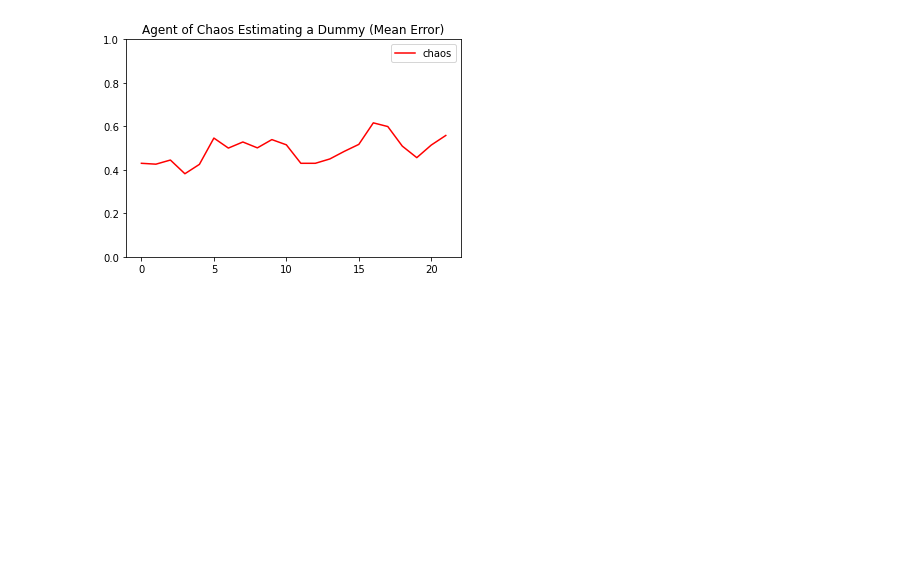
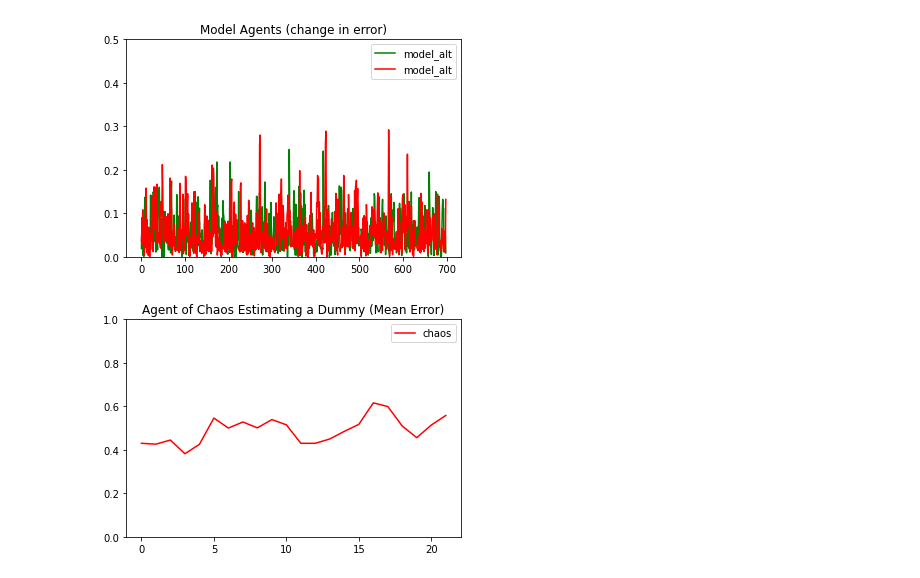
Before and after one commit to rpassas/Social_AI, a Jupyter notebook: trials.ipynb, the cells around one changed output. Saved outputs shown, nothing was run; the diff lists cells and outputs as text; code cells hidden in the pictures; blank space fills up the shorter version.

Commit message:
util

```diff
--- a/trials.ipynb
+++ b/trials.ipynb
@@ -28,3 +29,16 @@ plt.show()
+# %%
+c0 = util.error_convergence(costs[0])
+c1 = util.error_convergence(costs[1])
+
+plt.figure(facecolor='white')
+plt.plot(time[0:-1], c0, 'g', label=agents[0])
+plt.plot(time[0:-1], c1, 'r', label=agents[1])
+plt.ylim([0, 0.5])
+plt.legend()
+plt.title("Model Agents (change in error)")
+plt.show()
+# %% [output]
+[figure, added]
 # %%
 world = World(state_size=4, agent=['chaos','dummy'], time=22, seed=11)
 world.create_agents()
```
Also changed, not shown: parts of 6 cells of this notebook, 1 other file.
